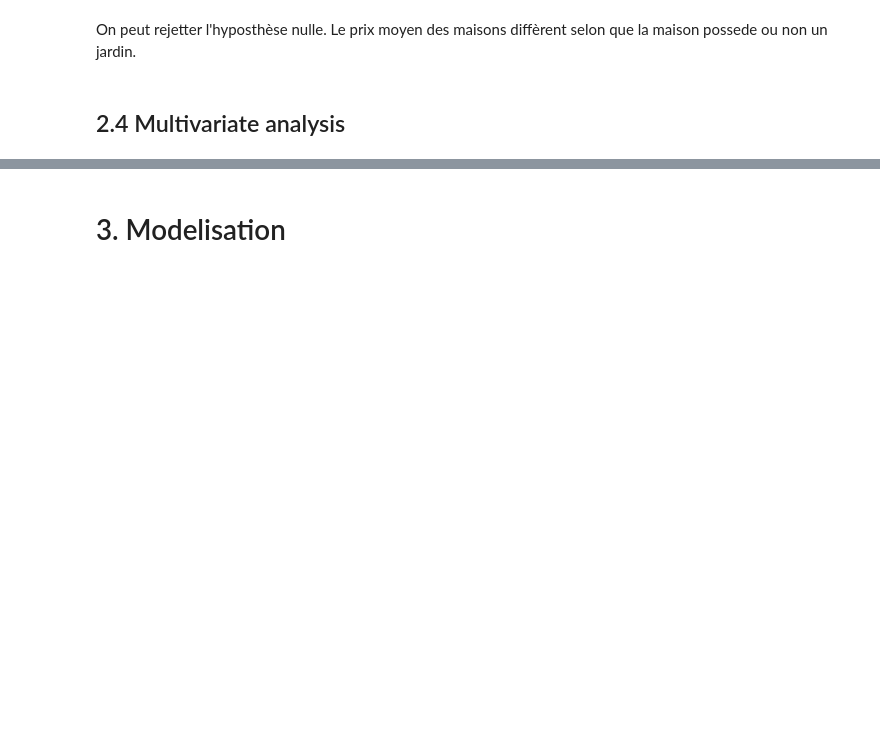
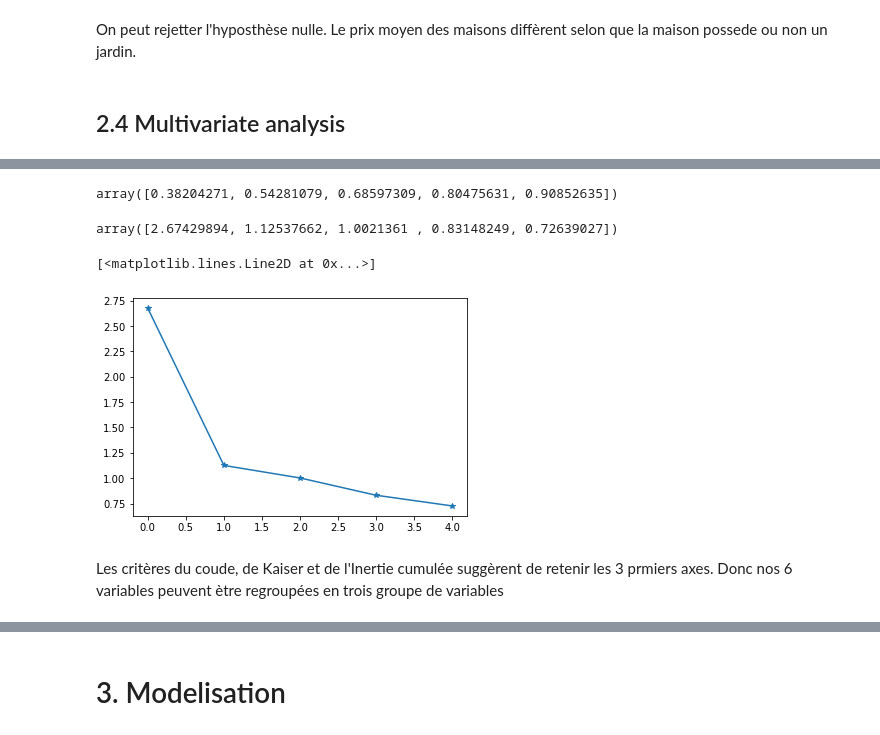
Before and after one commit to BoYusef/ProjetPython-Immobilier, a Jupyter notebook: Préprocessing et données actuelles/Preprocessing Public Alzaaf.ipynb, the cells around one changed output, grey strips where cells are left out. Cells and saved outputs as stored; diff of their text form; code cells hidden in the pictures; blank space fills up the shorter version.

```diff
--- a/Préprocessing et données actuelles/Preprocessing Public Alzaaf.ipynb
+++ b/Préprocessing et données actuelles/Preprocessing Public Alzaaf.ipynb
@@ -562,0 +546,13 @@ plt.show()
+# %%
+X=donnee[["Prix", "Surface" ,"Nb_piece","Nb_chambre","Parking","Terrasse","Garage"]]
+# %%
+pca = prince.PCA(
+     n_components=5,
+     n_iter=3,
+     rescale_with_mean=True,
+     rescale_with_std=True,
+     copy=True,
+     check_input=True,
+     engine='auto',
+     random_state=42 )
+pca = pca.fit(X)
@@ -562,0 +568,15 @@ plt.show()
+# %%
+np.cumsum(pca.explained_inertia_)
+# %% [output]
+array([0.38204271, 0.54281079, 0.68597309, 0.80475631, 0.90852635])
+# %%
+pca.eigenvalues_
+# %% [output]
+array([2.67429894, 1.12537662, 1.0021361 , 0.83148249, 0.72639027])
+# %%
+plt.plot(pca.eigenvalues_,marker='*')
+# %% [output]
+[<matplotlib.lines.Line2D at 0x...>]
+[figure, added]
+# %% [markdown]
+ Les critères du coude, de Kaiser et de l'Inertie cumulée suggèrent de retenir les 3 prmiers axes. Donc nos 6 variables peuvent ètre regroupées en trois groupe de variables
```
Also changed, not shown: parts of 53 cells of this notebook.
